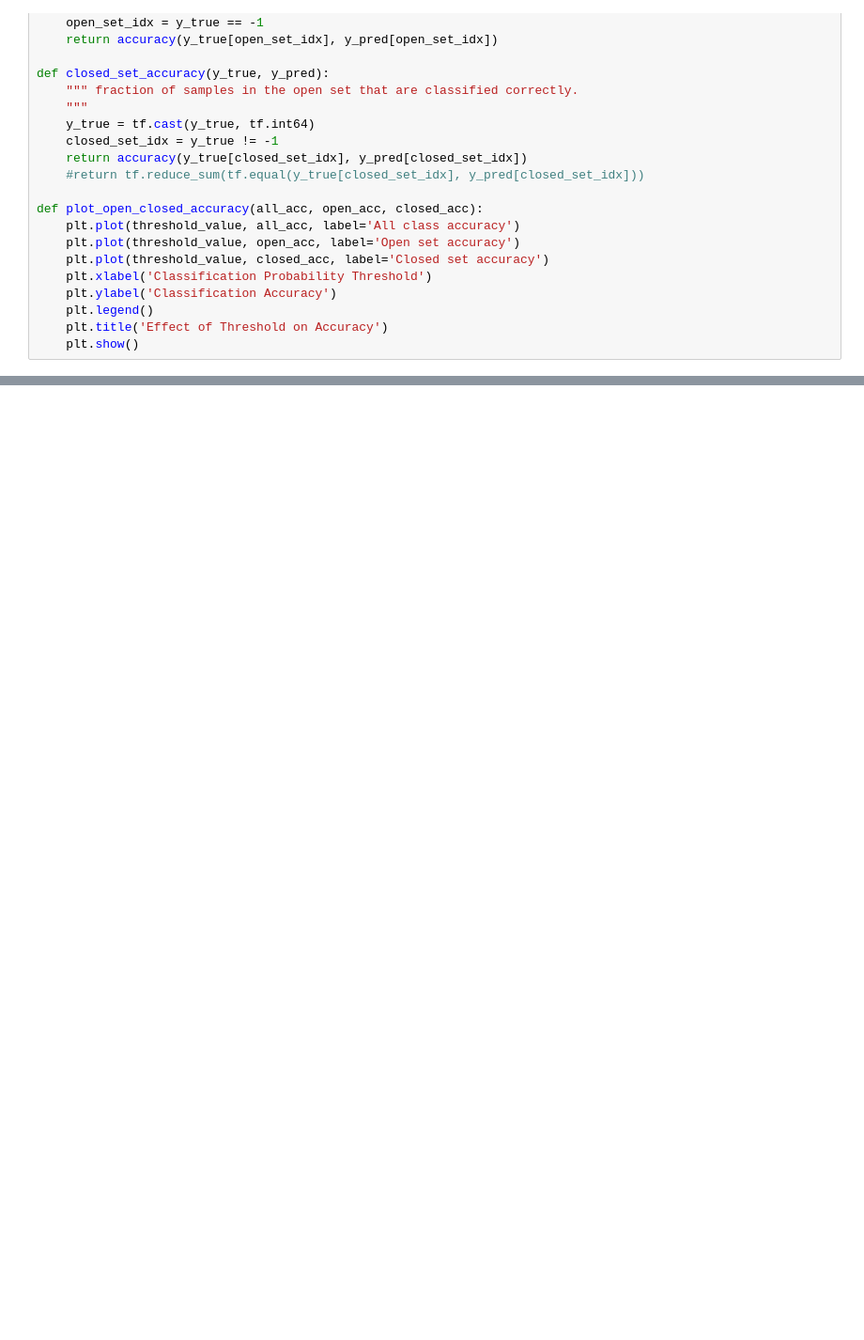
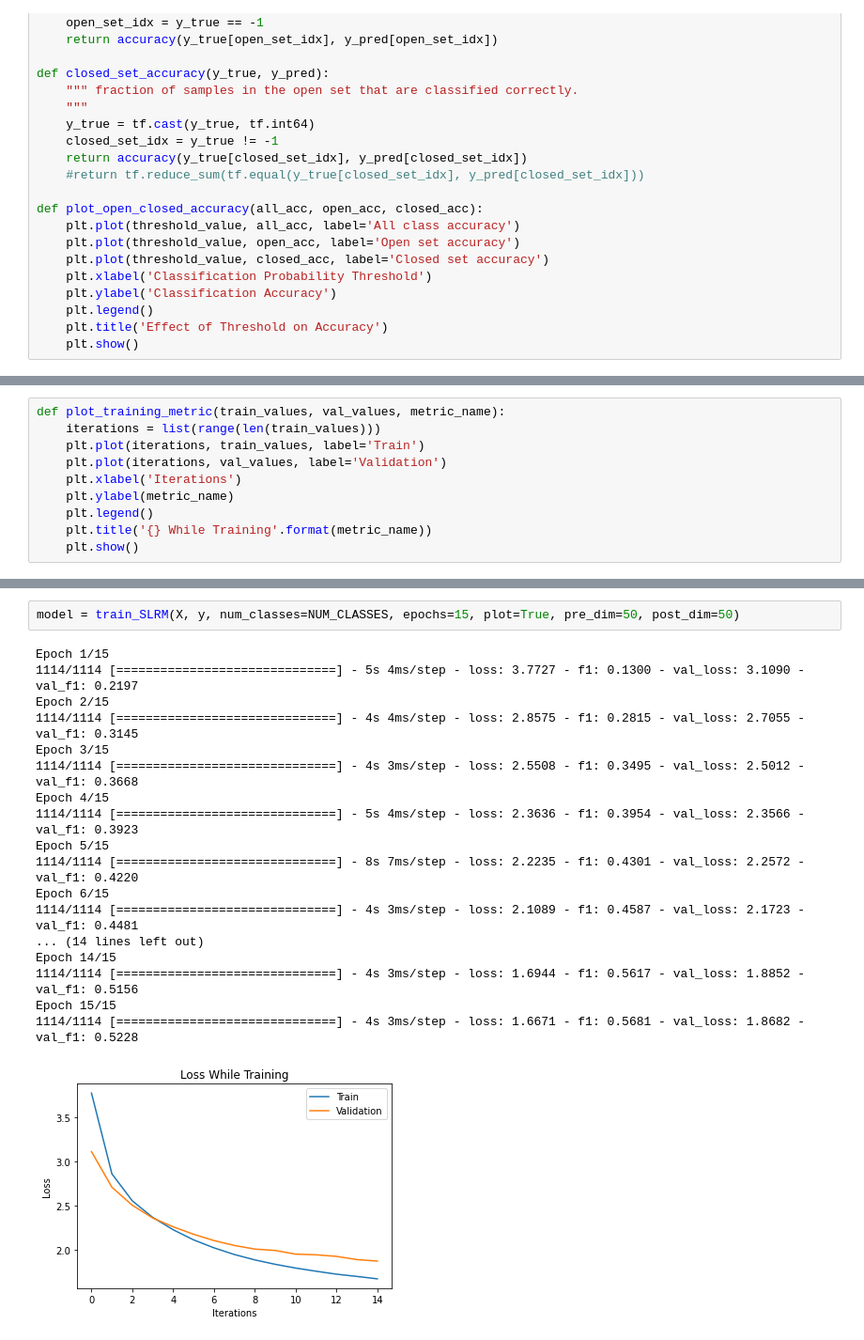
Before and after one commit to anhardy/CSE-576-Group-Project, a Jupyter notebook: Placeholder_Text.ipynb, the cells around one changed output, grey strips where cells are left out. Shown at 94% size. Saved outputs shown, nothing was run; the diff lists cells and outputs as text; blank space fills up the shorter version.

```diff
--- a/Placeholder_Text.ipynb
+++ b/Placeholder_Text.ipynb
@@ -511,0 +549,10 @@ AttributeError: ignored
+# %%
+def plot_training_metric(train_values, val_values, metric_name):
+    iterations = list(range(len(train_values)))
+    plt.plot(iterations, train_values, label='Train')
+    plt.plot(iterations, val_values, label='Validation')
+    plt.xlabel('Iterations')
+    plt.ylabel(metric_name)
+    plt.legend()
+    plt.title('{} While Training'.format(metric_name))
+    plt.show()
@@ -511,0 +632,21 @@ AttributeError: ignored
+# %%
+model = train_SLRM(X, y, num_classes=NUM_CLASSES, epochs=15, plot=True, pre_dim=50, post_dim=50)
+# %% [output]
+Epoch 1/15
+1114/1114 [==============================] - 5s 4ms/step - loss: 3.7727 - f1: 0.1300 - val_loss: 3.1090 - val_f1: 0.2197
+Epoch 2/15
+1114/1114 [==============================] - 4s 4ms/step - loss: 2.8575 - f1: 0.2815 - val_loss: 2.7055 - val_f1: 0.3145
+Epoch 3/15
+1114/1114 [==============================] - 4s 3ms/step - loss: 2.5508 - f1: 0.3495 - val_loss: 2.5012 - val_f1: 0.3668
+Epoch 4/15
+1114/1114 [==============================] - 5s 4ms/step - loss: 2.3636 - f1: 0.3954 - val_loss: 2.3566 - val_f1: 0.3923
+Epoch 5/15
+1114/1114 [==============================] - 8s 7ms/step - loss: 2.2235 - f1: 0.4301 - val_loss: 2.2572 - val_f1: 0.4220
+Epoch 6/15
+1114/1114 [==============================] - 4s 3ms/step - loss: 2.1089 - f1: 0.4587 - val_loss: 2.1723 - val_f1: 0.4481
+... (14 lines left out)
+Epoch 14/15
+1114/1114 [==============================] - 4s 3ms/step - loss: 1.6944 - f1: 0.5617 - val_loss: 1.8852 - val_f1: 0.5156
+Epoch 15/15
+1114/1114 [==============================] - 4s 3ms/step - loss: 1.6671 - f1: 0.5681 - val_loss: 1.8682 - val_f1: 0.5228
+[figure, added]
```
Also changed, not shown: parts of 27 cells of this notebook.
